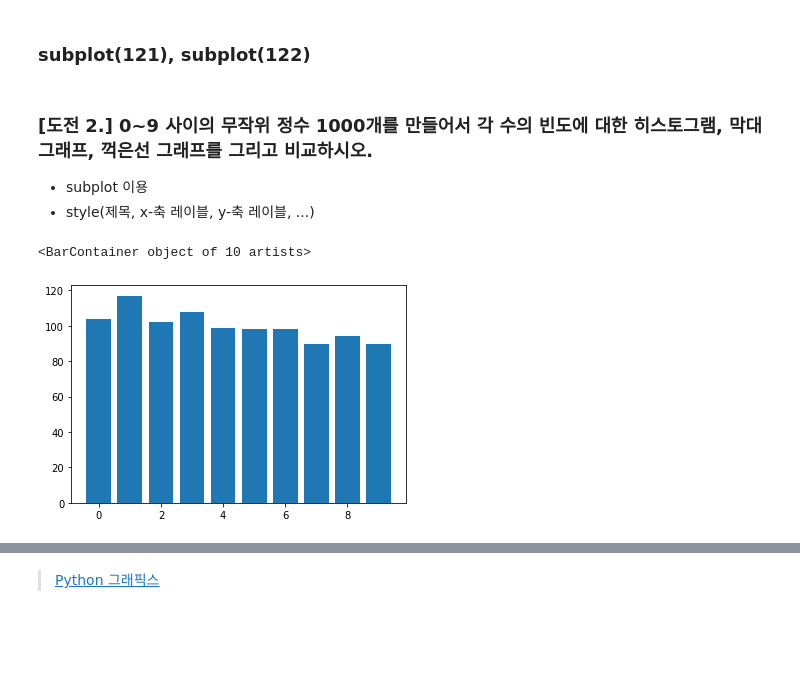
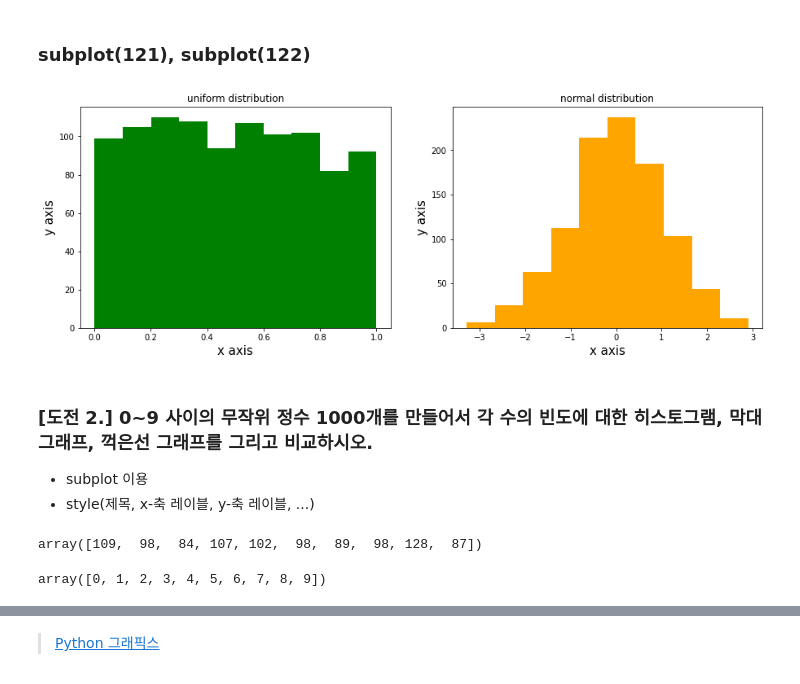
Before and after one commit to o-going/pdm01, a Jupyter notebook: py-graphics/matplotlib_4_challenges.ipynb, the cells around one changed output, grey strips where cells are left out. Drawn from its saved outputs; the diff is of its cells as text; code cells hidden in the pictures; blank space fills up the shorter version.

```diff
--- a/py-graphics/matplotlib_4_challenges.ipynb
+++ b/py-graphics/matplotlib_4_challenges.ipynb
@@ -38,5 +38,23 @@ plt.hist(np.random.randn(1000))
 # %% [markdown]
 ### subplot(121), subplot(122)
+# %%
+fig = plt.figure(figsize=(15,5))  # plt size 설정
+
+# 균일분포
+ax1=plt.subplot(121)
+plt.hist(np.random.rand(1000),color='green')
+plt.xlabel('x axis',fontsize=15)
+plt.ylabel('y axis',fontsize=15)
+ax1.title.set_text('uniform distribution')
+
+# 정규분포
+ax2=plt.subplot(122)
+plt.hist(np.random.randn(1000),color='orange')
+plt.xlabel('x axis',fontsize=15)
+plt.ylabel('y axis',fontsize=15)
+ax2.title.set_text('normal distribution')
+# %% [output]
+[figure, added]
 # %% [markdown]
 ### [도전 2.] 0~9 사이의 무작위 정수 1000개를 만들어서 각 수의 빈도에 대한 히스토그램, 막대그래프, 꺽은선 그래프를 그리고 비교하시오.
 - subplot 이용
@@ -45,9 +63,10 @@ plt.hist(np.random.randn(1000))
 n1000 = np.random.randint(0,10,1000)
 # %%
 value, count= np.unique(n1000, return_counts=True)
-# count
+count
+# %% [output]
+array([109,  98,  84, 107, 102,  98,  89,  98, 128,  87])
-# %%
-plt.bar(value,count) #,color="bgrcmyk")  # 'bgrcmykw
-# %% [output]
-<BarContainer object of 10 artists>
-[figure, removed]
+# %%
+value
+# %% [output]
+array([0, 1, 2, 3, 4, 5, 6, 7, 8, 9])
```
Also changed, not shown: parts of 3 cells of this notebook.
